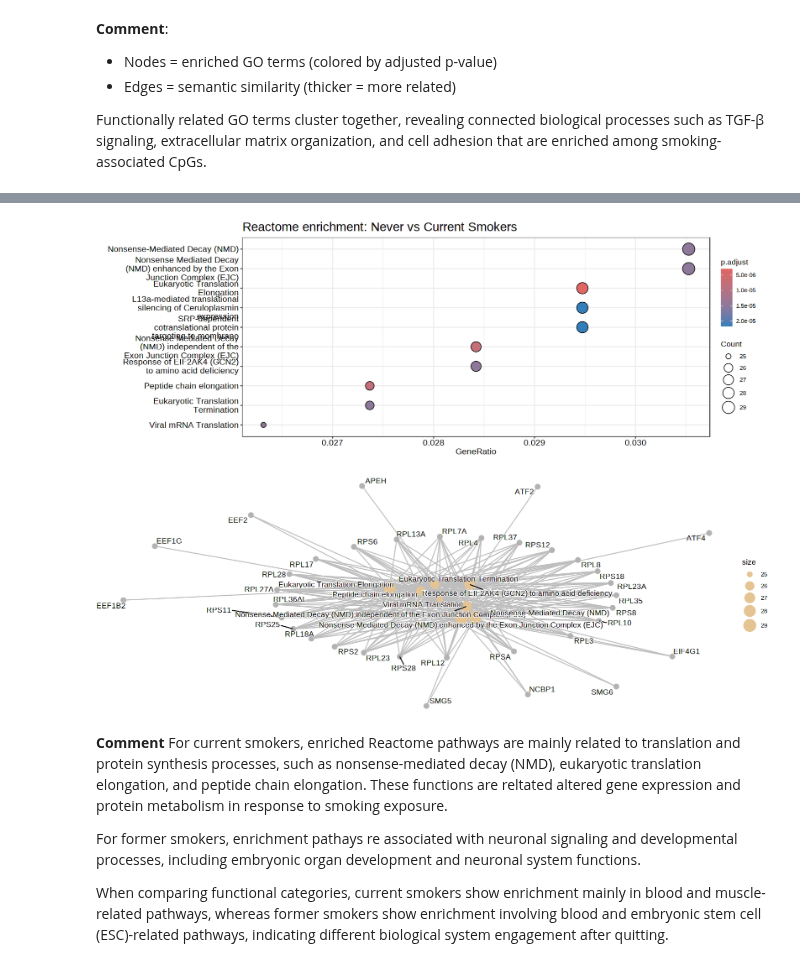
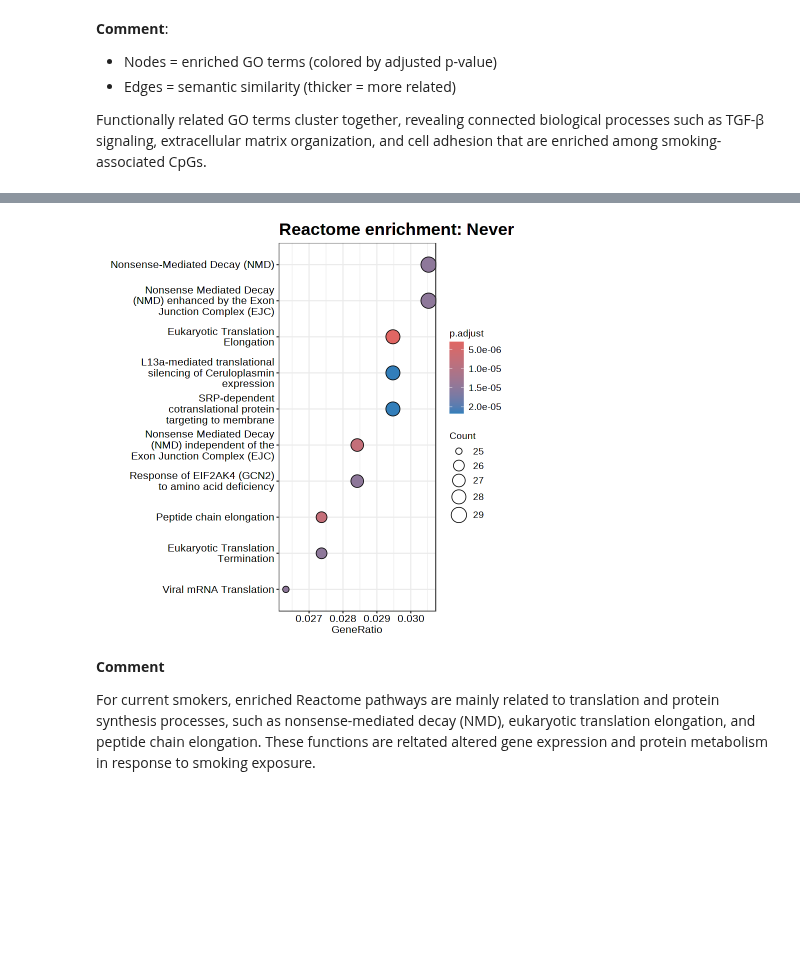
Before and after one commit to joanall/Hands-On-Epigenome-Wide-Analysis-EWAS-, a Jupyter notebook: ewas_tutorial.ipynb, the cells around one changed output, grey strips where cells are left out. Drawn from its saved outputs; the diff is of its cells as text; code cells hidden in the pictures; blank space fills up the shorter version.

```diff
--- a/ewas_tutorial.ipynb
+++ b/ewas_tutorial.ipynb
@@ -1011,16 +1012,16 @@ Another useful database is Reactione in this case we  it exists a function that
 # %%
+# Define universe
 universe_entrez <- keys(org.Hs.eg.db, keytype = "ENTREZID")
 
-results_enrich_reactome <- enrichPathway(
-  gene          = fdr_genes_ids$ENTREZID,
-  organism      = "human",
-  universe      = universe_entrez,
-  pAdjustMethod = "BH",
-  pvalueCutoff  = 0.05,
-  qvalueCutoff  = 0.2,
-  minGSSize     = 6,     # avoid tiny pathways; tweak as needed
-  readable      = TRUE
-)
+# Perform enrichment
+results_enrich_reactome <- enrichPathway(gene = fdr_genes_ids$ENTREZID,
+                                         organism = "human",
+                                         universe = universe_entrez,
+                                         pAdjustMethod = "BH",
+                                         pvalueCutoff = 0.05,
+                                         qvalueCutoff = 0.2,
+                                         minGSSize = 6,
+                                         readable = TRUE)
 
 # Table view
 results_enrich_reactome_df <- as.data.frame(results_enrich_reactome)
@@ -1037,16 +1038,13 @@ A data.frame: 6 × 12
 | R-HSA-192823 | R-HSA-192823 | Viral mRNA Translation | 25/950 | 90/11214 | 0.2777778 | 3.278947 | 6.603732 | 6.367393e-08 | 1.494517e-05 | ... |
 # %%
 # Dot plot of top Reactome pathways
-p_react_dot <- enrichplot::dotplot(results_enrich_reactome, showCategory = 10, x = "GeneRatio") +
+p_react_dot <- enrichplot::dotplot(results_enrich_reactome,
+                                   showCategory = 10,
+                                   x = "GeneRatio") +
   ggtitle("Reactome enrichment: Never vs Current Smokers") +
-  theme(plot.title = element_text(size = 18))
-print(p_react_dot)
+  theme(plot.title  = element_text(size = 20, face = "bold"),
+        axis.text   = element_text(size = 12),
+        legend.text = element_text(size = 11))
+p_react_dot
 # %% [output]
-[figure, old version]
+[figure, new version]
-# %%
-# Gene–concept network (which genes hit which pathways)
-p_react_cnet <- enrichplot::cnetplot(results_enrich_reactome,
-                                     showCategory = 8, circular = FALSE)
-print(p_react_cnet)
-# %% [output]
-[figure, removed]
@@ -1053,8 +1055,5 @@ print(p_react_cnet)
 # %% [markdown]
 **Comment**
+
 For current smokers, enriched Reactome pathways are mainly related to translation and protein synthesis processes, such as nonsense-mediated decay (NMD), eukaryotic translation elongation, and peptide chain elongation. These functions are reltated altered gene expression and protein metabolism in response to smoking exposure.
-
-For former smokers, enrichment pathays re associated with neuronal signaling and developmental processes, including embryonic organ development and neuronal system functions.
-
-When comparing functional categories, current smokers show enrichment mainly in blood and muscle-related pathways, whereas former smokers show enrichment involving blood and embryonic stem cell (ESC)-related pathways, indicating different biological system engagement after quitting.
 # %% [markdown]
```
Also changed, not shown: parts of 5 cells of this notebook.
